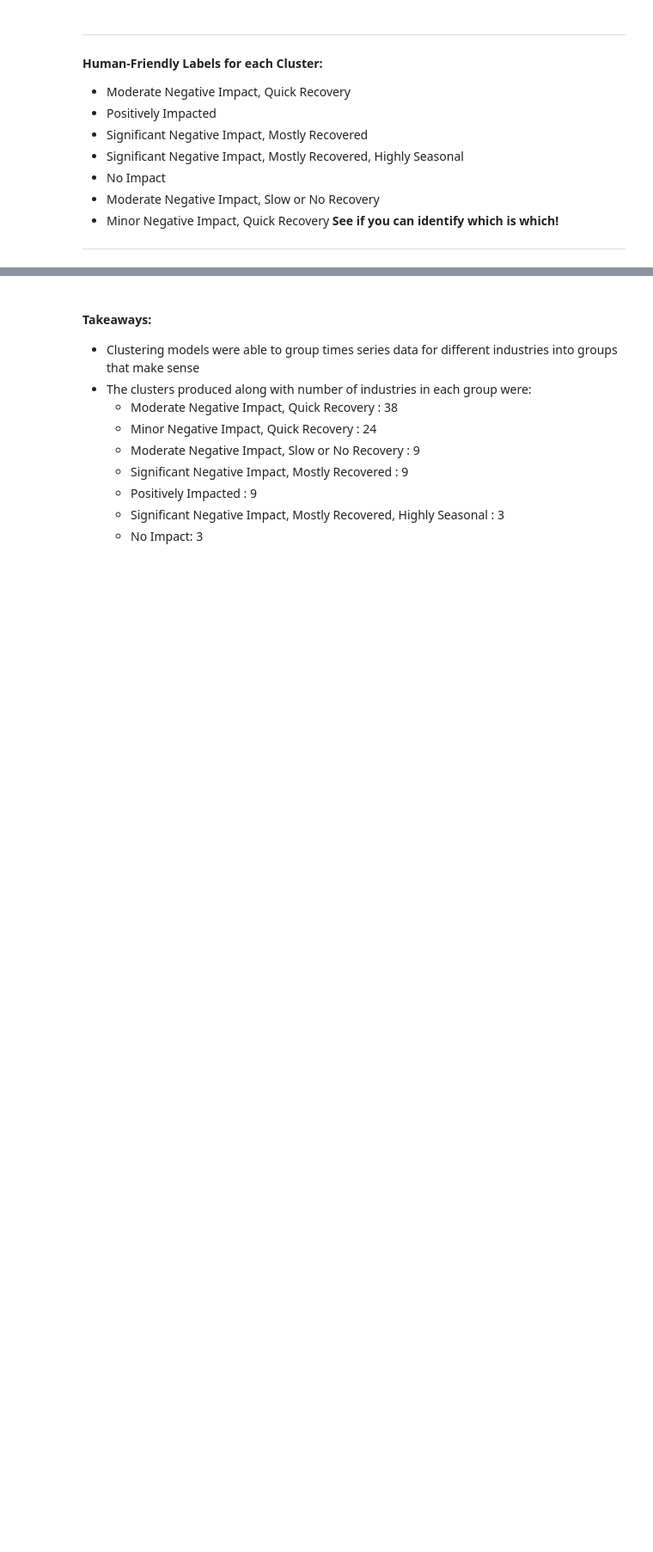
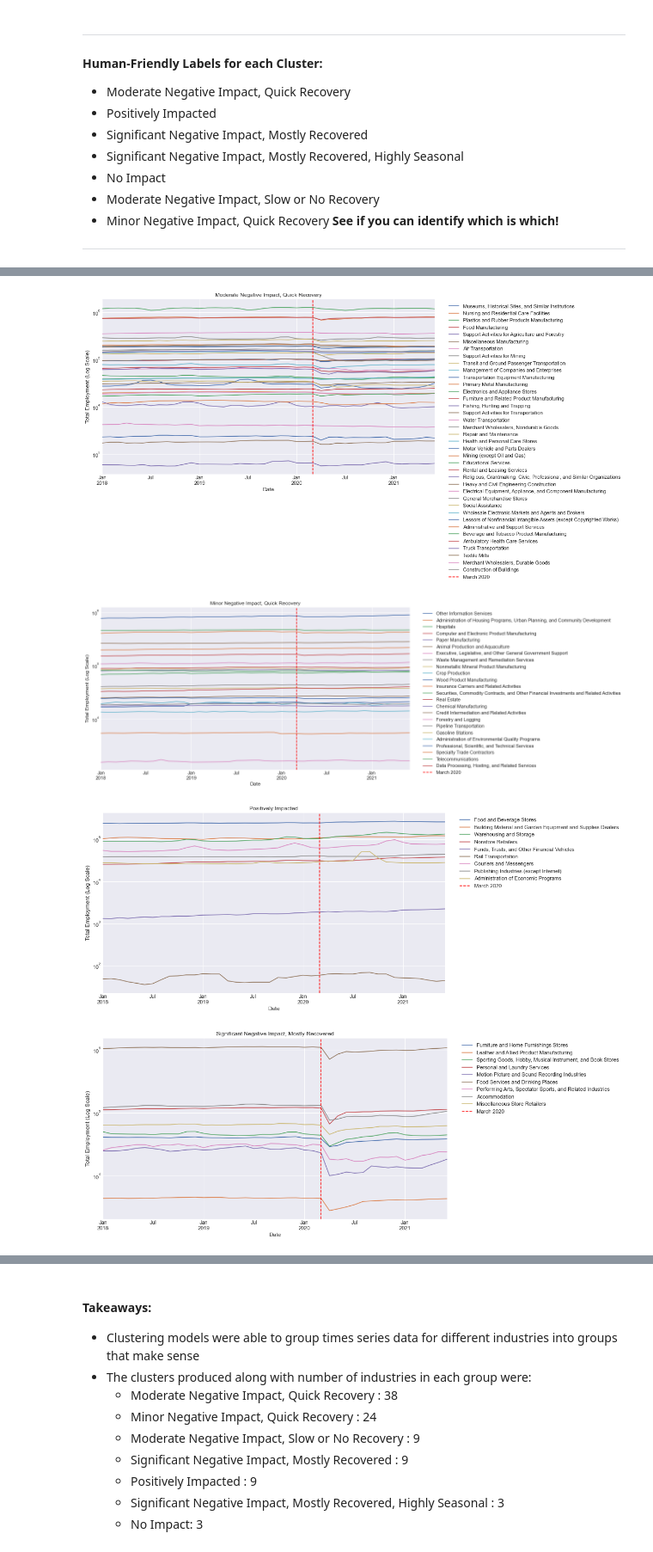
Before and after one commit to capstone-job-market-analysis/job-market-analysis, a Jupyter notebook: final_notebook.ipynb, the cells around one changed output, grey strips where cells are left out. Shown at 86% size. Saved outputs shown, nothing was run; the diff lists cells and outputs as text; code cells hidden in the pictures; blank space fills up the shorter version.

```diff
--- a/final_notebook.ipynb
+++ b/final_notebook.ipynb
@@ -326,4 +373,4 @@ char_df = e.load_cluster_and_plot_no_legend(loaded_model, scaled_char_df, char_d
 
 ---
 # %%
-char_df = e.load_cluster_and_plot_w_legend(loaded_model, scaled_char_df, char_df, df)
+# char_df = e.load_cluster_and_plot_w_legend(loaded_model, scaled_char_df, char_df, df)
@@ -337,0 +377,7 @@ char_df = e.load_cluster_and_plot_w_legend(loaded_model, scaled_char_df, char_df
+# %%
+e.load_acquire_to_cluster_lines(loaded_model)
+# %% [output]
+[figure, added]
+[figure, added]
+[figure, added]
+[figure, added]
```
Also changed, not shown: parts of 64 cells of this notebook.
